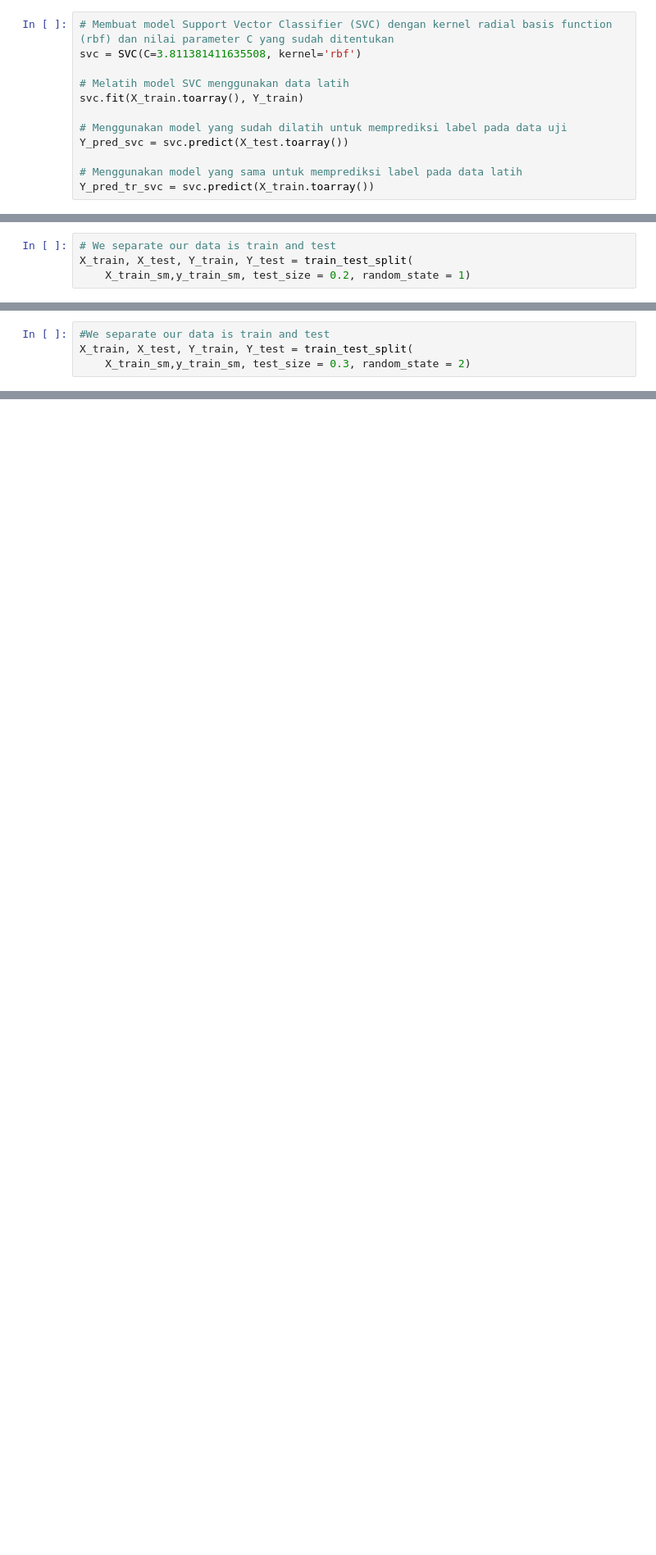
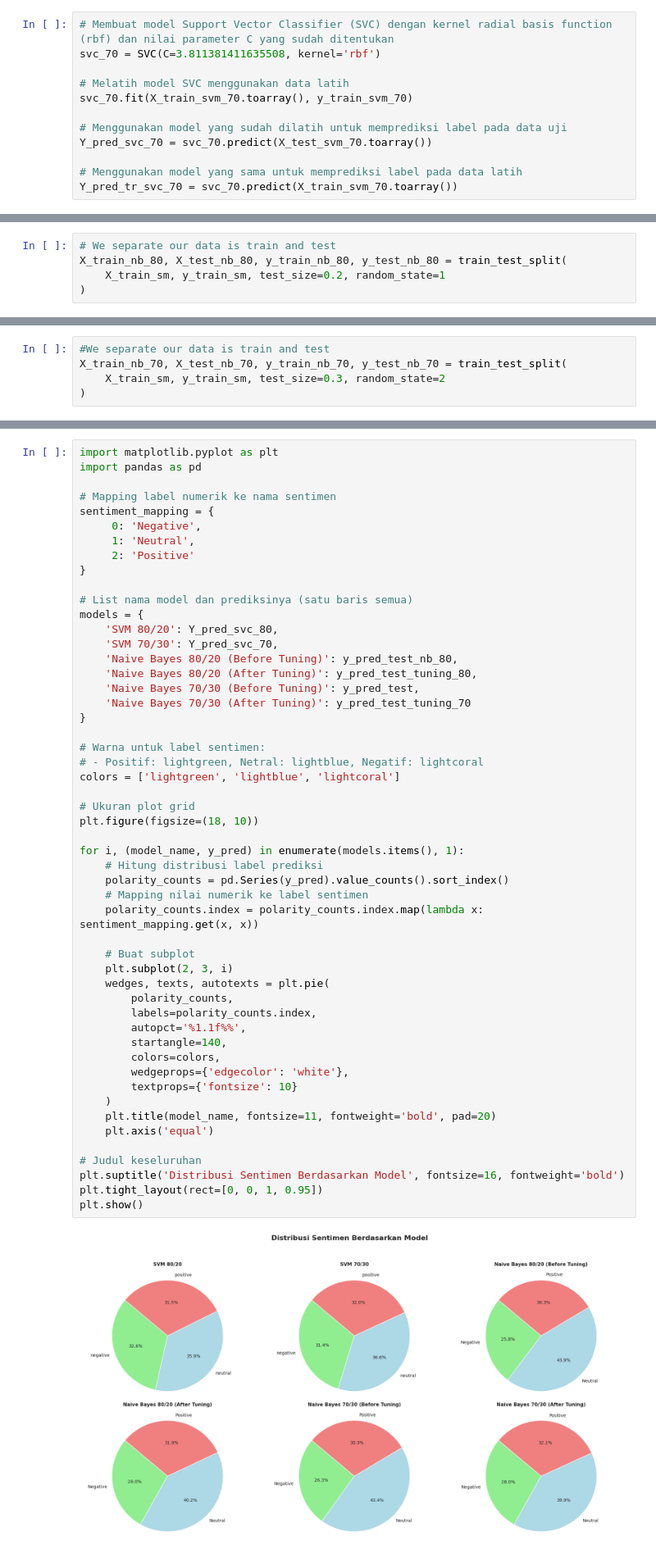
Before and after one commit to nabilalwyh/sentiment-analysis-blu-by-bca-51422187, a Jupyter notebook: analisis-sentimen/Sentimen_Analisis_NabilaAlawiyah.ipynb, the cells around one changed output, grey strips where cells are left out. Shown at 82% size. Cells and saved outputs as stored; diff of their text form; blank space fills up the shorter version.

```diff
--- a/analisis-sentimen/Sentimen_Analisis_NabilaAlawiyah.ipynb
+++ b/analisis-sentimen/Sentimen_Analisis_NabilaAlawiyah.ipynb
@@ -981,14 +983,14 @@ X_train, X_test, Y_train, Y_test = train_test_split(
 # %%
 # Membuat model Support Vector Classifier (SVC) dengan kernel radial basis function (rbf) dan nilai parameter C yang sudah ditentukan
-svc = SVC(C=3.811381411635508, kernel='rbf')
+svc_70 = SVC(C=3.811381411635508, kernel='rbf')
 
 # Melatih model SVC menggunakan data latih
-svc.fit(X_train.toarray(), Y_train)
+svc_70.fit(X_train_svm_70.toarray(), y_train_svm_70)
 
 # Menggunakan model yang sudah dilatih untuk memprediksi label pada data uji
-Y_pred_svc = svc.predict(X_test.toarray())
+Y_pred_svc_70 = svc_70.predict(X_test_svm_70.toarray())
 
 # Menggunakan model yang sama untuk memprediksi label pada data latih
-Y_pred_tr_svc = svc.predict(X_train.toarray())
+Y_pred_tr_svc_70 = svc_70.predict(X_train_svm_70.toarray())
 # %%
 # Menghitung akurasi model pada data latih, lalu membulatkannya ke satu angka desimal
@@ -1018,8 +1020,9 @@ stem_model_eval_tts_test.loc['SVM Test 30%'] = [accuracy_test_svc_30]
 ### C.3.1 algoritma 2 dengan train 80%
 # %%
 # We separate our data is train and test
-X_train, X_test, Y_train, Y_test = train_test_split(
-    X_train_sm,y_train_sm, test_size = 0.2, random_state = 1)
+X_train_nb_80, X_test_nb_80, y_train_nb_80, y_test_nb_80 = train_test_split(
+    X_train_sm, y_train_sm, test_size=0.2, random_state=1
+)
 # %% [markdown]
 #### C.3.1.1 Sebelum Tuning
 # %%
@@ -1160,8 +1166,9 @@ stem_model_eval_tts_test.loc['Naive Bayes Test 20% (After tunning)'] = [acc_test
 ### C.3.2  algoritma 2 dengan train 70%
 # %%
 #We separate our data is train and test
-X_train, X_test, Y_train, Y_test = train_test_split(
-    X_train_sm,y_train_sm, test_size = 0.3, random_state = 2)
+X_train_nb_70, X_test_nb_70, y_train_nb_70, y_test_nb_70 = train_test_split(
+    X_train_sm, y_train_sm, test_size=0.3, random_state=2
+)
 # %% [markdown]
 #### C.3.1.1 Sebelum Tuning
 # %%
@@ -1238,3 +1313,57 @@ stem_model_eval_tts_test.loc['Naive Bayes Test 30% (After tunning)'] = [acc_test
+# %%
+import matplotlib.pyplot as plt
+import pandas as pd
+
+# Mapping label numerik ke nama sentimen
+sentiment_mapping = {
+     0: 'Negative',
+     1: 'Neutral',
+     2: 'Positive'
+}
+
+# List nama model dan prediksinya (satu baris semua)
+models = {
+    'SVM 80/20': Y_pred_svc_80,
+    'SVM 70/30': Y_pred_svc_70,
+    'Naive Bayes 80/20 (Before Tuning)': y_pred_test_nb_80,
+    'Naive Bayes 80/20 (After Tuning)': y_pred_test_tuning_80,
+    'Naive Bayes 70/30 (Before Tuning)': y_pred_test,
+    'Naive Bayes 70/30 (After Tuning)': y_pred_test_tuning_70
+}
+
+# Warna untuk label sentimen:
+# - Positif: lightgreen, Netral: lightblue, Negatif: lightcoral
+colors = ['lightgreen', 'lightblue', 'lightcoral']
+
+# Ukuran plot grid
+plt.figure(figsize=(18, 10))
+
+for i, (model_name, y_pred) in enumerate(models.items(), 1):
+    # Hitung distribusi label prediksi
+    polarity_counts = pd.Series(y_pred).value_counts().sort_index()
+    # Mapping nilai numerik ke label sentimen
+    polarity_counts.index = polarity_counts.index.map(lambda x: sentiment_mapping.get(x, x))
+
+    # Buat subplot
+    plt.subplot(2, 3, i)
+    wedges, texts, autotexts = plt.pie(
+        polarity_counts,
+        labels=polarity_counts.index,
+        autopct='%1.1f%%',
+        startangle=140,
+        colors=colors,
+        wedgeprops={'edgecolor': 'white'},
+        textprops={'fontsize': 10}
+    )
+    plt.title(model_name, fontsize=11, fontweight='bold', pad=20)
+    plt.axis('equal')
+
+# Judul keseluruhan
+plt.suptitle('Distribusi Sentimen Berdasarkan Model', fontsize=16, fontweight='bold')
+plt.tight_layout(rect=[0, 0, 1, 0.95])
+plt.show()
+# %% [output]
+[figure, added]
 # %% [markdown]
 # D. Evaluasi Model
 # %% [markdown]
```
Also changed, not shown: parts of 44 cells of this notebook.
